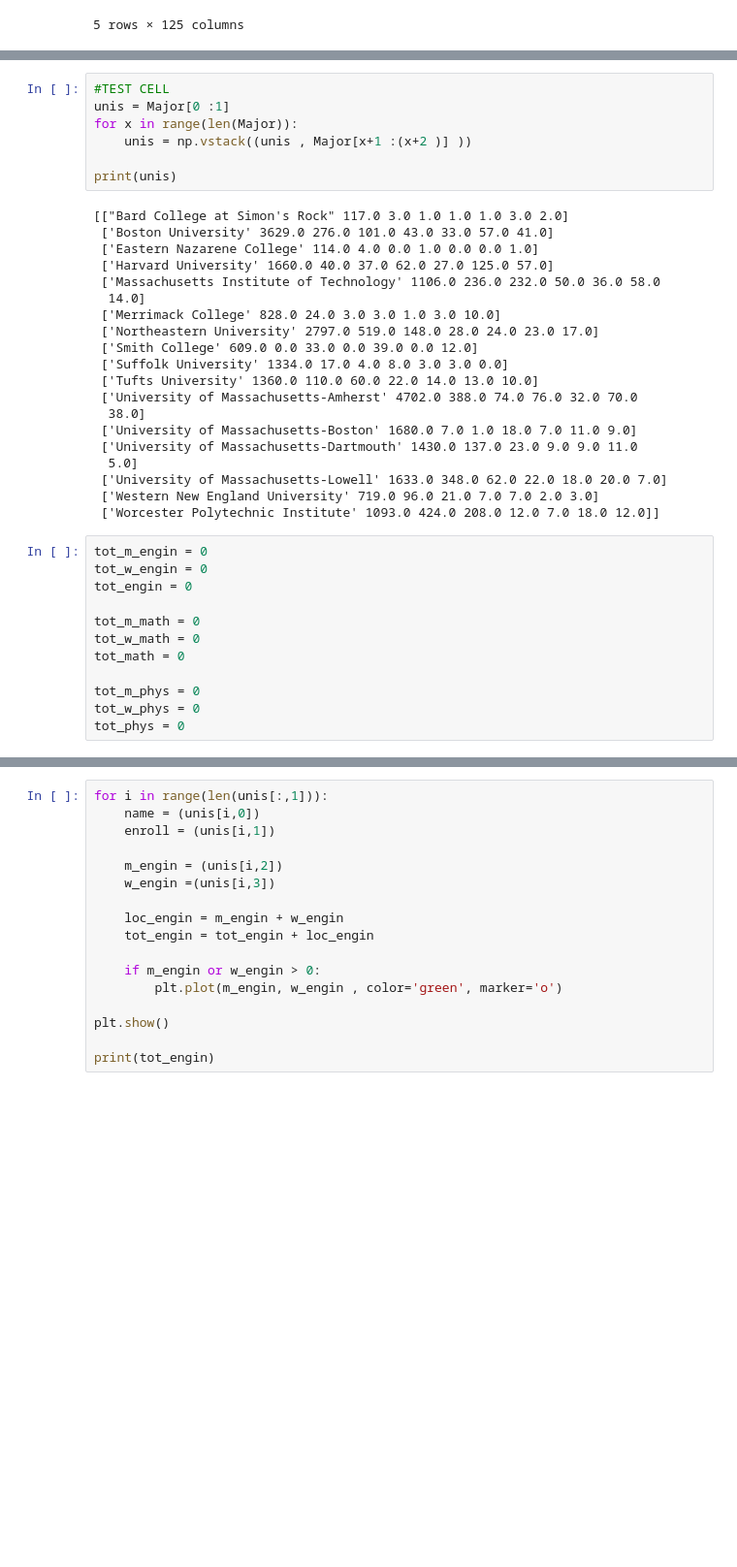
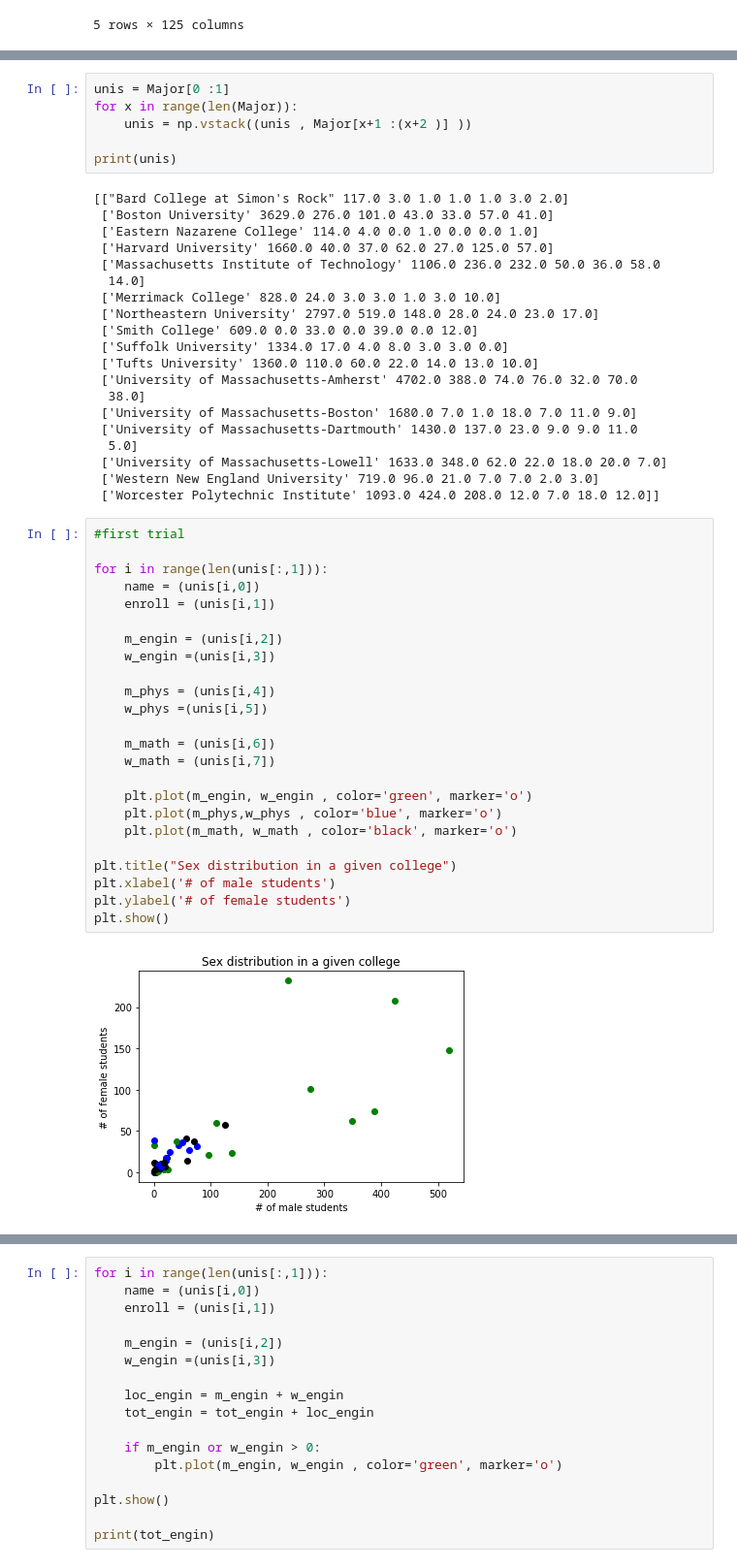
Before and after one commit to FMazzoni/bootcamp18, a Jupyter notebook: Active.ipynb, the cells around one changed output, grey strips where cells are left out. Shown: that part at 97% size. Saved outputs shown, nothing was run; the diff lists cells and outputs as text; blank space fills up the shorter version.

```diff
--- a/Active.ipynb
+++ b/Active.ipynb
@@ -48,7 +47,6 @@ Major.describe()
 | 75% | 1665.000000 | 294.000000 | 80.750000 | 31.75000 | ... |
 | max | 4702.000000 | 519.000000 | 232.000000 | 76.00000 | ... |
 # %%
-#TEST CELL
 unis = Major[0 :1]
 for x in range(len(Major)):
     unis = np.vstack((unis , Major[x+1 :(x+2 )] ))
@@ -74,15 +72,29 @@ print(unis)
  ['University of Massachusetts-Lowell' 1633.0 348.0 62.0 22.0 18.0 20.0 7.0]
  ['Western New England University' 719.0 96.0 21.0 7.0 7.0 2.0 3.0]
  ['Worcester Polytechnic Institute' 1093.0 424.0 208.0 12.0 7.0 18.0 12.0]]
-# %%
-tot_m_engin = 0
-tot_w_engin = 0
-tot_engin = 0
-
-tot_m_math = 0
-tot_w_math = 0
-tot_math = 0
-
-tot_m_phys = 0
-tot_w_phys = 0
-tot_phys = 0
+# %%
+#first trial
+
+for i in range(len(unis[:,1])):
+    name = (unis[i,0])
+    enroll = (unis[i,1])
+
+    m_engin = (unis[i,2])
+    w_engin =(unis[i,3])
+
+    m_phys = (unis[i,4])
+    w_phys =(unis[i,5])
+
+    m_math = (unis[i,6])
+    w_math = (unis[i,7])
+
+    plt.plot(m_engin, w_engin , color='green', marker='o')
+    plt.plot(m_phys,w_phys , color='blue', marker='o')
+    plt.plot(m_math, w_math , color='black', marker='o')
+
+plt.title("Sex distribution in a given college")
+plt.xlabel('# of male students')
+plt.ylabel('# of female students')
+plt.show()
+# %% [output]
+[figure, added]
```
Also changed, not shown: parts of 35 cells of this notebook.
